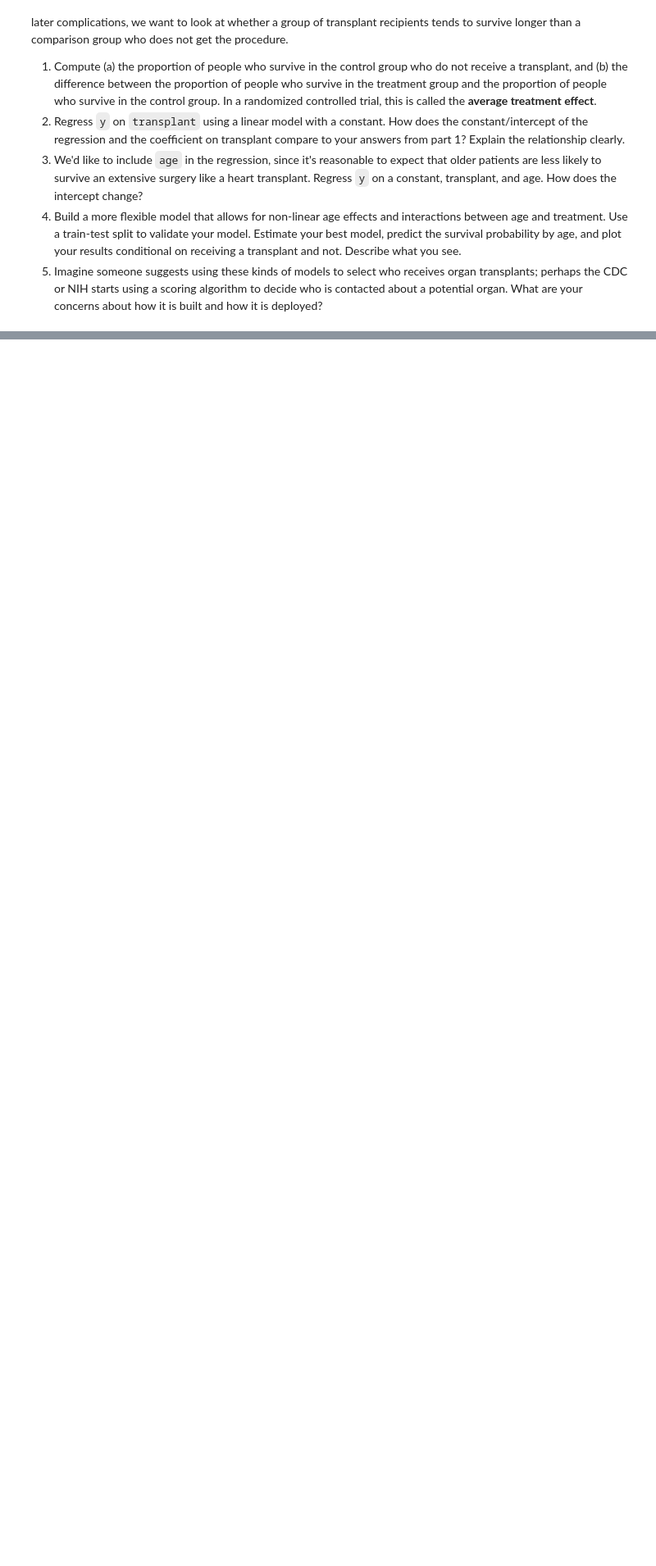
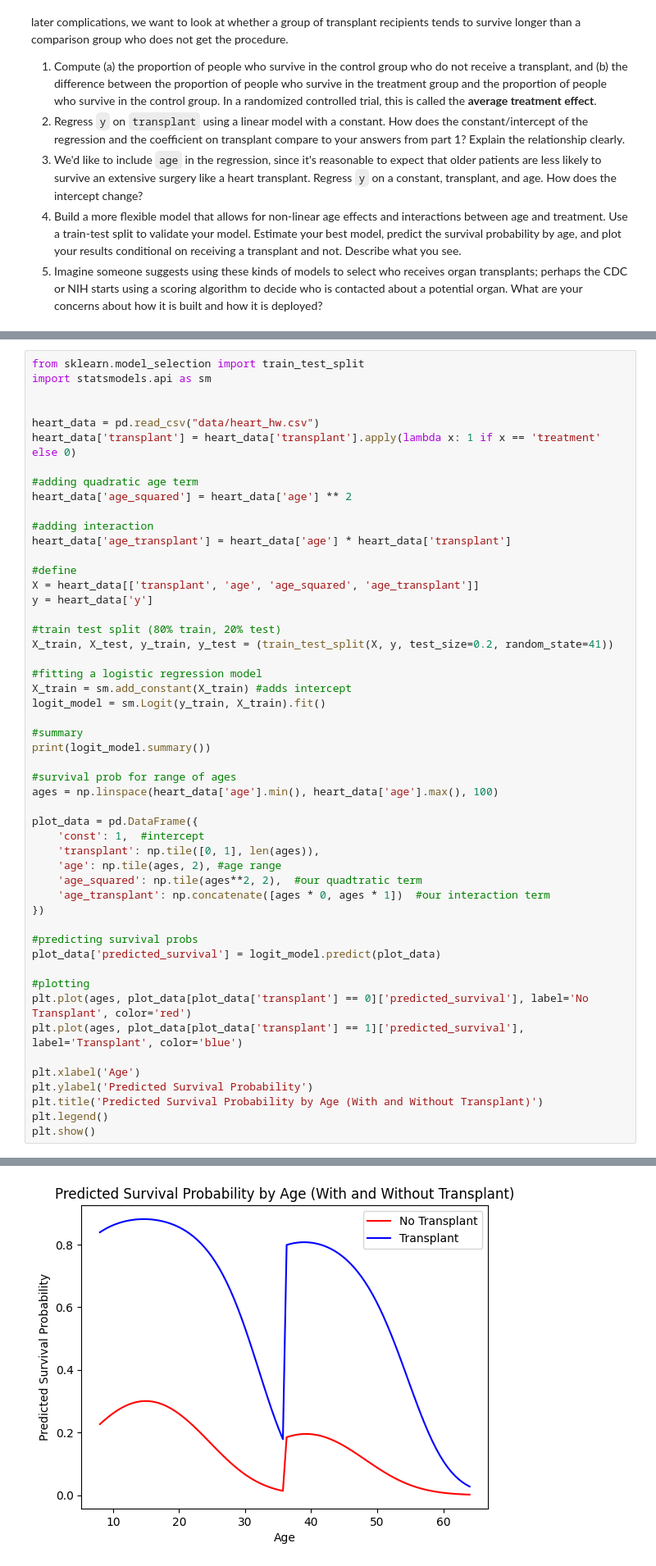
Before and after one commit to kguzman24/linearModels, a Jupyter notebook: assignment/assignment.ipynb, the cells around one changed output, grey strips where cells are left out. Shown: that part at 82% size. Cells and saved outputs as stored; diff of their text form; blank space fills up the shorter version.

```diff
--- a/assignment/assignment.ipynb
+++ b/assignment/assignment.ipynb
@@ -62,0 +224,52 @@ Since a heart transplant is a dangerous operation and even people who successful
+# %%
+from sklearn.model_selection import train_test_split
+import statsmodels.api as sm
+
+
+heart_data = pd.read_csv("data/heart_hw.csv")
+heart_data['transplant'] = heart_data['transplant'].apply(lambda x: 1 if x == 'treatment' else 0)
+
+#adding quadratic age term
+heart_data['age_squared'] = heart_data['age'] ** 2
+
+#adding interaction
+heart_data['age_transplant'] = heart_data['age'] * heart_data['transplant']
+
+#define
+X = heart_data[['transplant', 'age', 'age_squared', 'age_transplant']]
+y = heart_data['y']
+
+#train test split (80% train, 20% test)
+X_train, X_test, y_train, y_test = (train_test_split(X, y, test_size=0.2, random_state=41))
+
+#fitting a logistic regression model
+X_train = sm.add_constant(X_train) #adds intercept
+logit_model = sm.Logit(y_train, X_train).fit()
+
+#summary
+print(logit_model.summary())
+
+#survival prob for range of ages
+ages = np.linspace(heart_data['age'].min(), heart_data['age'].max(), 100)
+
+plot_data = pd.DataFrame({
+    'const': 1,  #intercept
+    'transplant': np.tile([0, 1], len(ages)),
+    'age': np.tile(ages, 2), #age range
+    'age_squared': np.tile(ages**2, 2),  #our quadtratic term
+    'age_transplant': np.concatenate([ages * 0, ages * 1])  #our interaction term
+})
+
+#predicting survival probs
+plot_data['predicted_survival'] = logit_model.predict(plot_data)
+
+#plotting
+plt.plot(ages, plot_data[plot_data['transplant'] == 0]['predicted_survival'], label='No Transplant', color='red')
+plt.plot(ages, plot_data[plot_data['transplant'] == 1]['predicted_survival'], label='Transplant', color='blue')
+
+plt.xlabel('Age')
+plt.ylabel('Predicted Survival Probability')
+plt.title('Predicted Survival Probability by Age (With and Without Transplant)')
+plt.legend()
+plt.show()
+# %% [output]
@@ -62,0 +293 @@ Since a heart transplant is a dangerous operation and even people who successful
+[figure, added]
```
Also changed, not shown: parts of 19 cells of this notebook.
